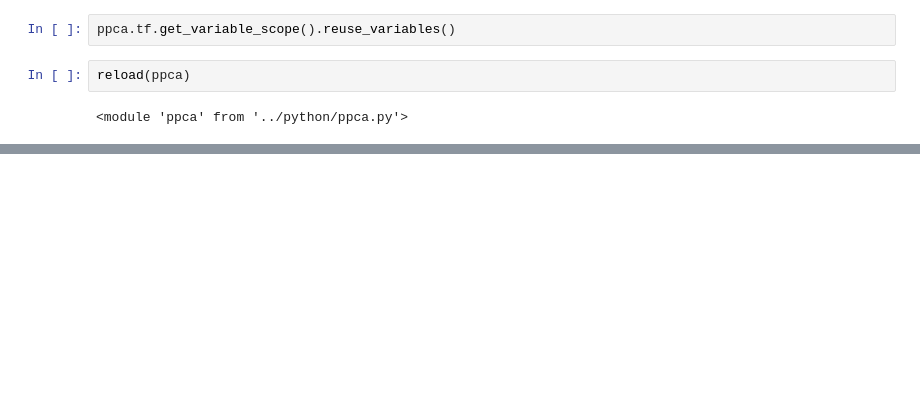
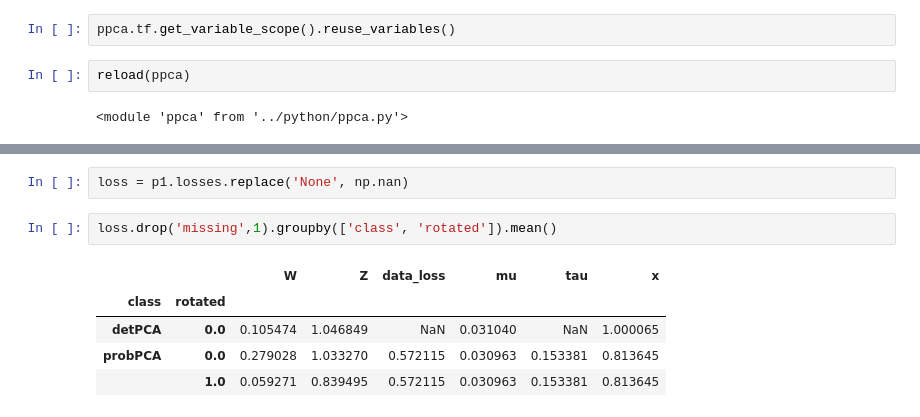
Before and after one commit to betaplane/cezanne, a Jupyter notebook: notebooks/PPCA.ipynb, the cells around one changed output, grey strips where cells are left out. Cells and saved outputs as stored; diff of their text form; blank space fills up the shorter version.

```diff
--- a/notebooks/PPCA.ipynb
+++ b/notebooks/PPCA.ipynb
@@ -158,0 +174,10 @@ p.inference
+# %%
+loss = p1.losses.replace('None', np.nan)
+# %%
+loss.drop('missing',1).groupby(['class', 'rotated']).mean()
+# %% [output]
+|  |  | W | Z | data_loss | mu | tau | x |
+| class | rotated |  |  |  |  |  |  |
+| detPCA | 0.0 | 0.105474 | 1.046849 | NaN | 0.031040 | NaN | 1.000065 |
+| probPCA | 0.0 | 0.279028 | 1.033270 | 0.572115 | 0.030963 | 0.153381 | 0.813645 |
+|  | 1.0 | 0.059271 | 0.839495 | 0.572115 | 0.030963 | 0.153381 | 0.813645 |
```
Also changed, not shown: parts of 23 cells of this notebook, 6 other files.
